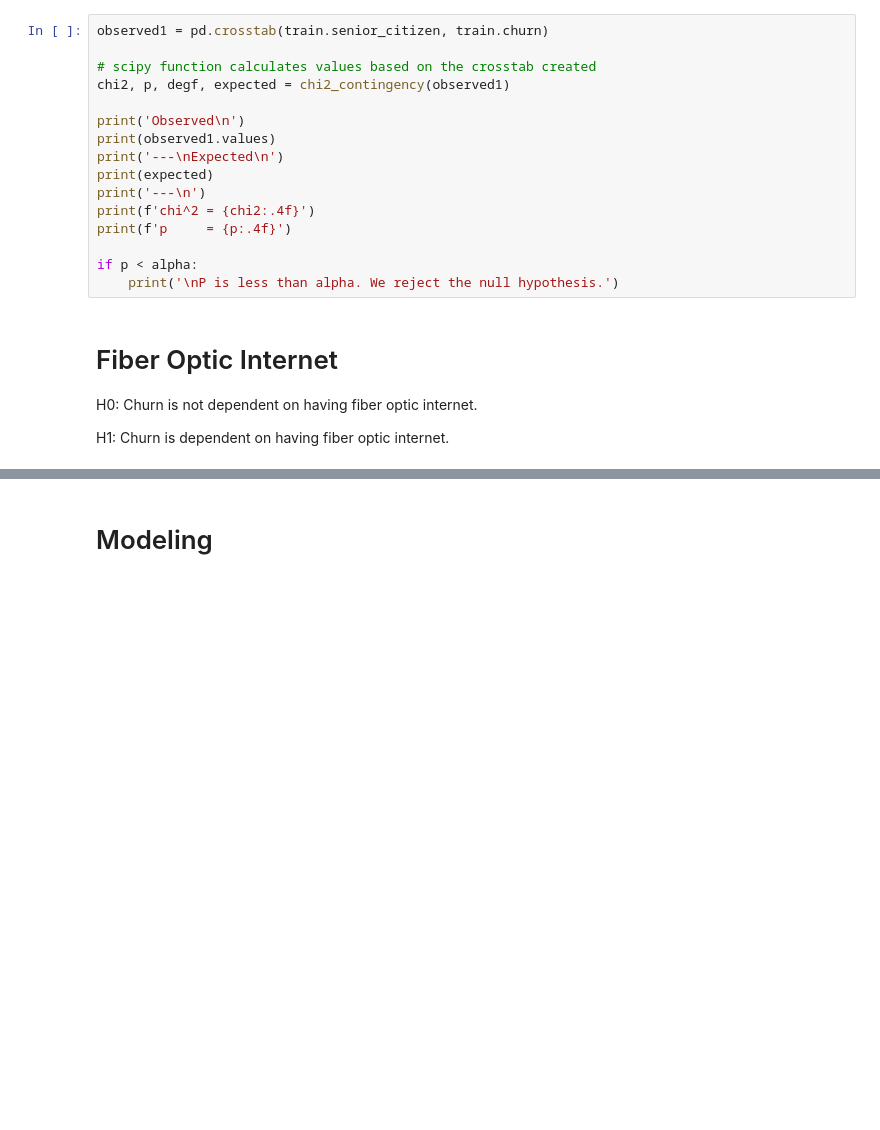
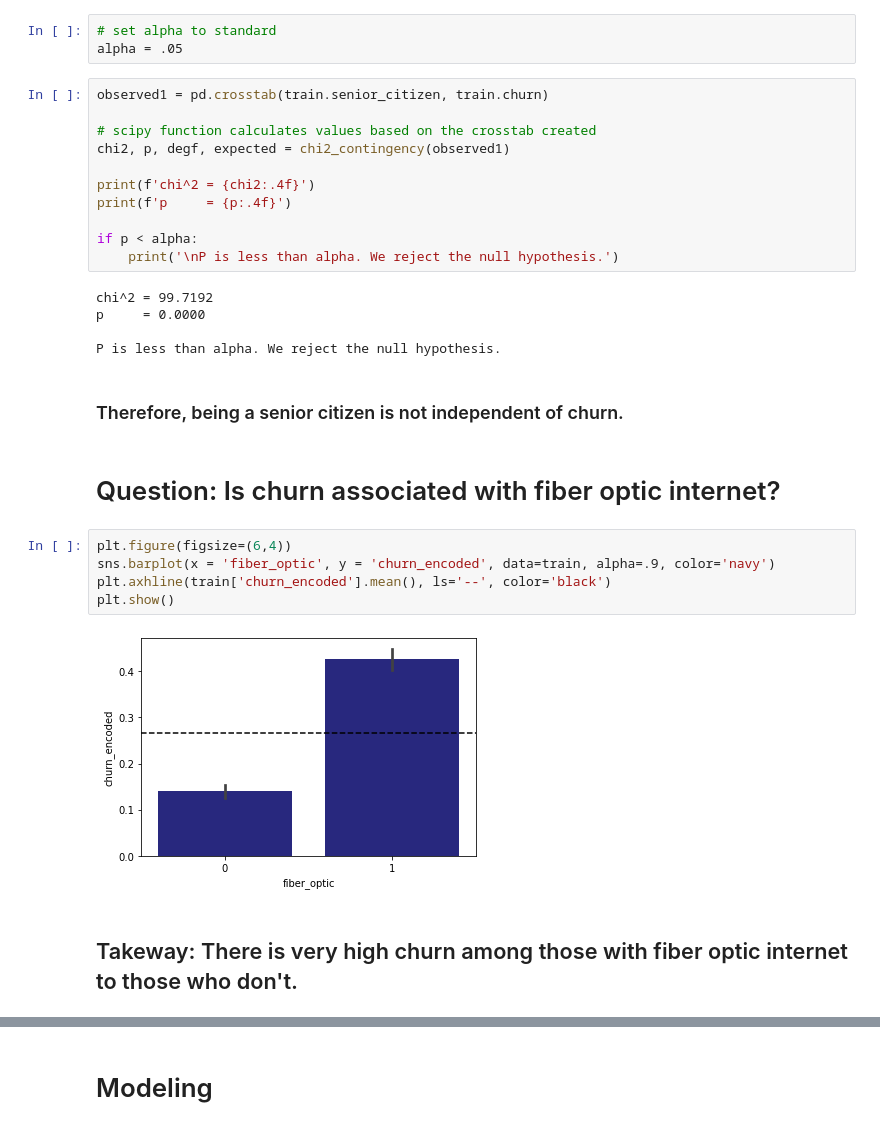
Before and after one commit to paigerackley/classification-project, a Jupyter notebook: final_notebook.ipynb, the cells around one changed output, grey strips where cells are left out. Cells and saved outputs as stored; diff of their text form; blank space fills up the shorter version.

```diff
--- a/final_notebook.ipynb
+++ b/final_notebook.ipynb
@@ -367,22 +101,32 @@ H1: Rate of churn is dependent on being a senior citizen.
+# %%
+# set alpha to standard
+alpha = .05
 # %%
 observed1 = pd.crosstab(train.senior_citizen, train.churn)
 
 # scipy function calculates values based on the crosstab created
 chi2, p, degf, expected = chi2_contingency(observed1)
 
-print('Observed\n')
-print(observed1.values)
-print('---\nExpected\n')
-print(expected)
-print('---\n')
 print(f'chi^2 = {chi2:.4f}')
 print(f'p     = {p:.4f}')
 
 if p < alpha:
     print('\nP is less than alpha. We reject the null hypothesis.')
+# %% [output]
+chi^2 = 99.7192
+p     = 0.0000
+
+P is less than alpha. We reject the null hypothesis.
-# %% [markdown]
-# Fiber Optic Internet
-
-H0: Churn is not dependent on having fiber optic internet.
-
-H1: Churn is dependent on having fiber optic internet.
+# %% [markdown]
+### Therefore, being a senior citizen is not independent of churn.
+# %% [markdown]
+# Question: Is churn associated with fiber optic internet?
+# %%
+plt.figure(figsize=(6,4))
+sns.barplot(x = 'fiber_optic', y = 'churn_encoded', data=train, alpha=.9, color='navy')
+plt.axhline(train['churn_encoded'].mean(), ls='--', color='black')
+plt.show()
+# %% [output]
+[figure, added]
+# %% [markdown]
+## Takeway: There is very high churn among those with fiber optic internet to those who don't.
```
Also changed, not shown: parts of 72 cells of this notebook, 3 other files.
